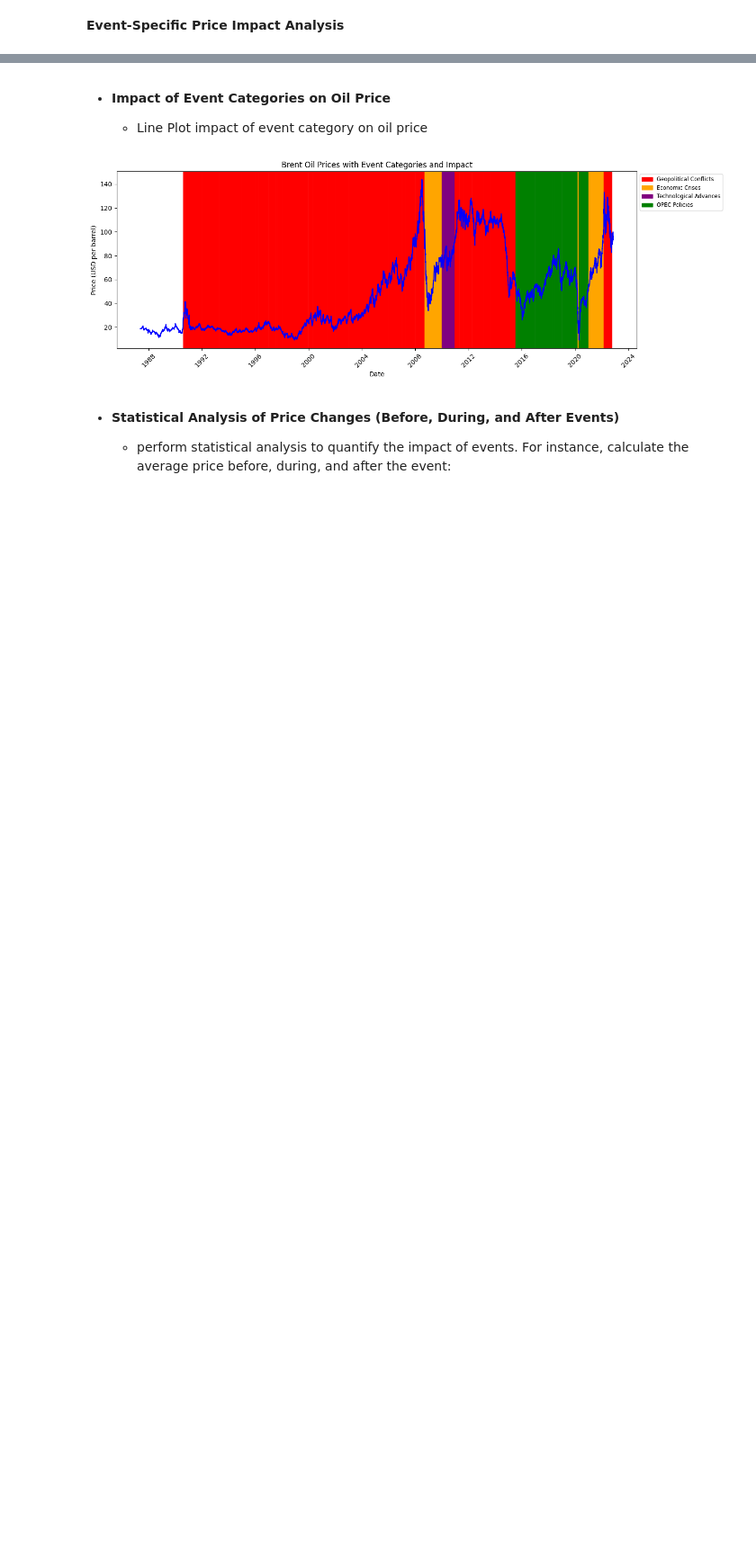
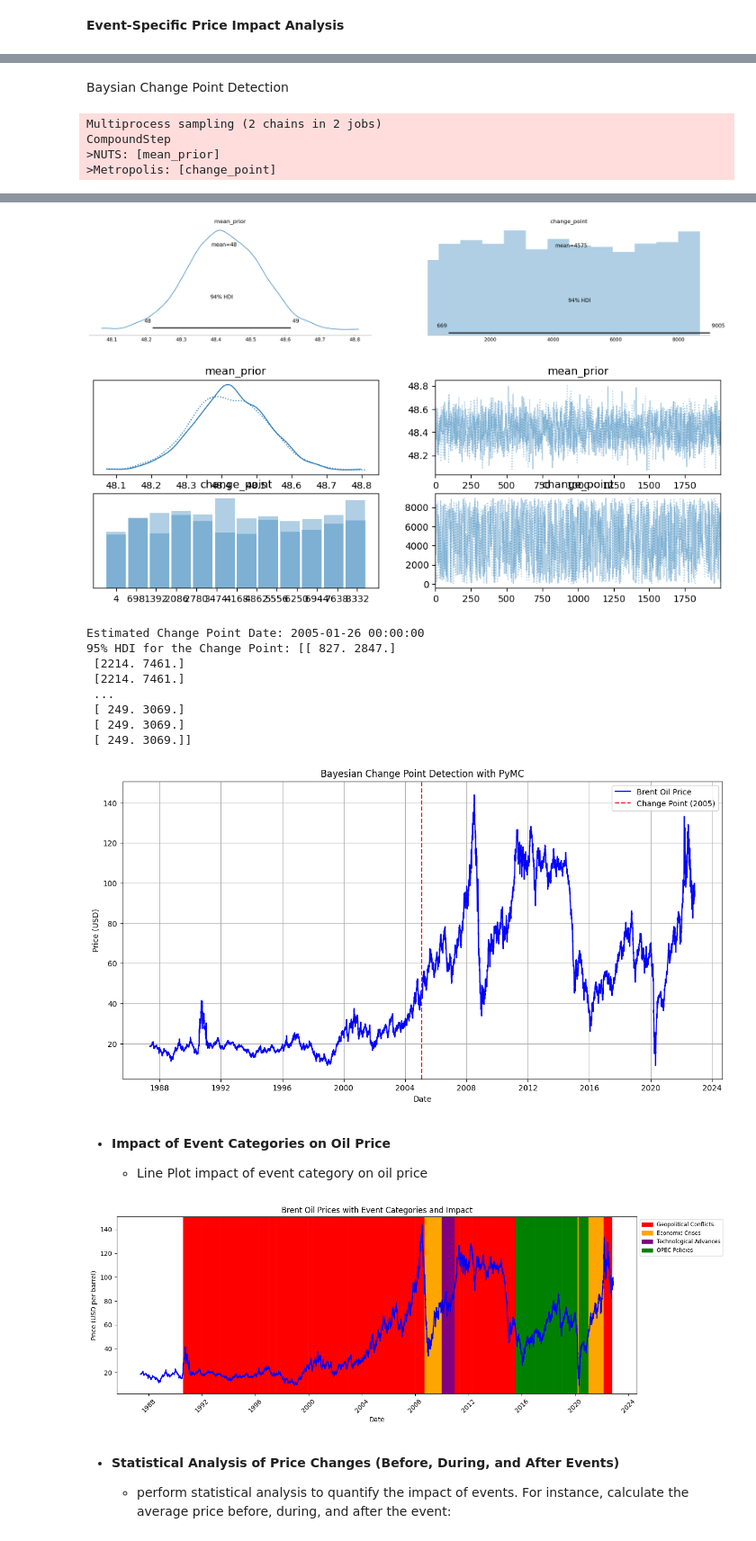
Before and after one commit to epythonlab/oil-price-statistical-modeling, a Jupyter notebook: notebooks/oil_price_analysis.ipynb, the cells around one changed output, grey strips where cells are left out. Shown at 90% size. Cells and saved outputs as stored; diff of their text form; code cells hidden in the pictures; blank space fills up the shorter version.

```diff
--- a/notebooks/oil_price_analysis.ipynb
+++ b/notebooks/oil_price_analysis.ipynb
@@ -305,0 +362,61 @@ plt.show()
+# %% [markdown]
+Baysian Change Point Detection
+# %%
+import pymc as pm
+import numpy as np
+import pandas as pd
+import matplotlib.pyplot as plt
+import arviz as az
+
+# Assuming price_data is a pandas DataFrame with a 'Price' column
+data = price_data['Price'].values
+
+# Set informative mean priors based on your analysis
+prior_mu1 = np.mean(data)  # Prior mean for the first segment
+
+with pm.Model() as model:
+    # Mean and standard deviation for each segment with informative priors
+    mean_prior = pm.Normal('mean_prior', mu=prior_mu1, sigma=10)
+    # Change point location (a discrete uniform distribution)
+    change_point = pm.DiscreteUniform('change_point', lower=1, upper=len(data) - 1)
+
+    # Likelihood
+    likelihood = pm.Normal('likelihood',
+                           mu=mean_prior,
+                           sigma=10,observed=data)
+
+    # Sample from the posterior
+    trace = pm.sample(2000, tune=1000)
+
+# Analyze and plot the results
+pm.plot_posterior(trace)
+
+plt.show()
+
+# Extract the change point
+s_posterior = trace.posterior['change_point'].values
+estimated_change_point = int(np.median(s_posterior))
+
+# Convert the index of the change point back to date (if necessary)
+change_point_date = price_data.index[estimated_change_point]
+print(f"Estimated Change Point Date: {change_point_date}")
+
+# Calculate HDI for the change point
+hdi = az.hdi(s_posterior, hdi_prob=0.95)  # Calculate the HDI at 95% probability
+print(f"95% HDI for the Change Point: {hdi}")
+
+# Plot the results
+plt.figure(figsize=(14, 7))
+plt.plot(price_data.index, data, label='Brent Oil Price', color='blue')
+plt.axvline(change_point_date, color='red', linestyle='--', label=f'Change Point ({change_point_date.year})')
+plt.title('Bayesian Change Point Detection with PyMC')
+plt.xlabel('Date')
+plt.ylabel('Price (USD)')
+plt.legend()
+plt.grid()
+plt.show()
+# %% [output]
+Multiprocess sampling (2 chains in 2 jobs)
+CompoundStep
+>NUTS: [mean_prior]
+>Metropolis: [change_point]
@@ -306,3 +427,14 @@ plt.show()
+[figure, added]
+[figure, added]
+Estimated Change Point Date: 2005-01-26 00:00:00
+95% HDI for the Change Point: [[ 827. 2847.]
+ [2214. 7461.]
+ [2214. 7461.]
+ ...
+ [ 249. 3069.]
+ [ 249. 3069.]
+ [ 249. 3069.]]
+[figure, added]
 # %% [markdown]
 - **Impact of Event Categories on Oil Price**
 
```
Also changed, not shown: parts of 10 cells of this notebook.
